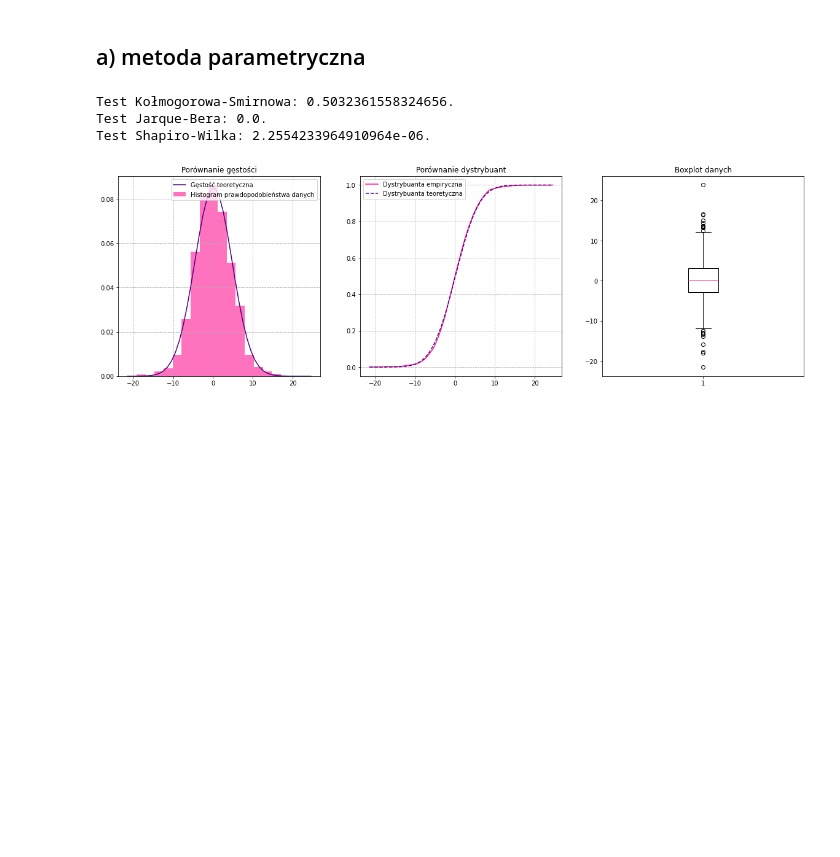
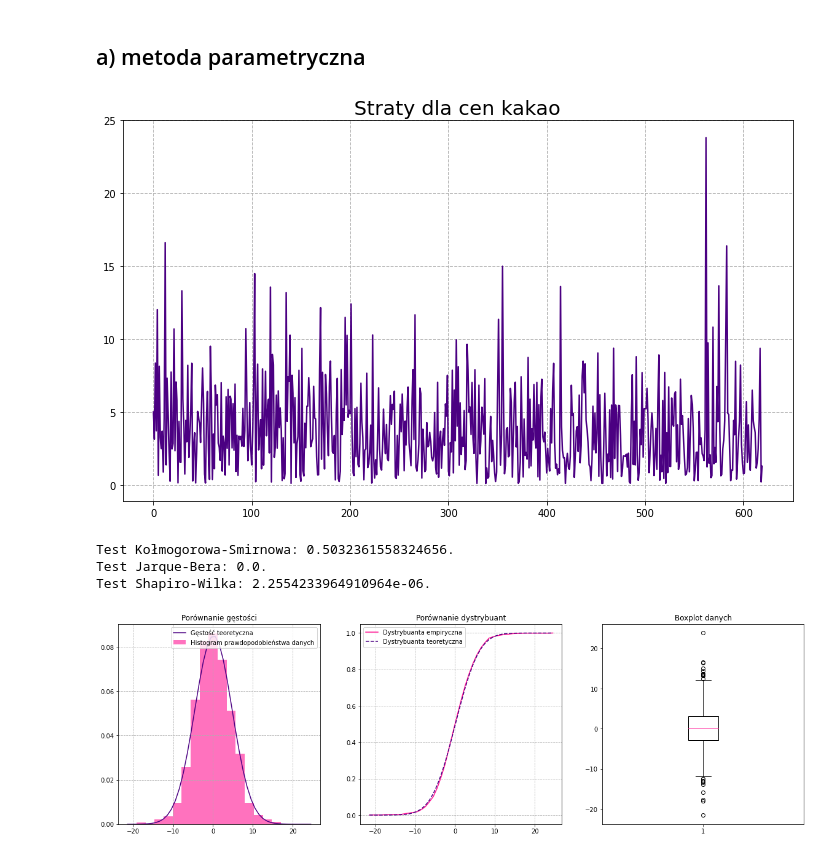
Before and after one commit to KatarzynaTurbanska/enterprise_risk_management, a Jupyter notebook: Prezentacja 4/value_at_risk.ipynb, the cells around one changed output. Cells and saved outputs as stored; diff of their text form; code cells hidden in the pictures; blank space fills up the shorter version.

```diff
--- a/Prezentacja 4/value_at_risk.ipynb
+++ b/Prezentacja 4/value_at_risk.ipynb
@@ -156,6 +163,13 @@ Stopa zwrotu porfela: 0.0011532196485623003, ryzyko portfela: 0.0315105340435719
 ## a) metoda parametryczna
 # %%
 L = cocoa_close[cocoa_close > 0] #dodatnie stopy zwrotu są dla nas stratą
+# %%
+plt.plot(np.flip(L), color='indigo')
+plt.title("Straty dla cen kakao", fontsize=20)
+plt.savefig("wykresy/kakao_straty.png")
+plt.show()
+# %% [output]
+[figure, added]
 # %%
 cocoa_close *= 100
 # %%
```
Also changed, not shown: parts of 12 cells of this notebook, 4 other files.
